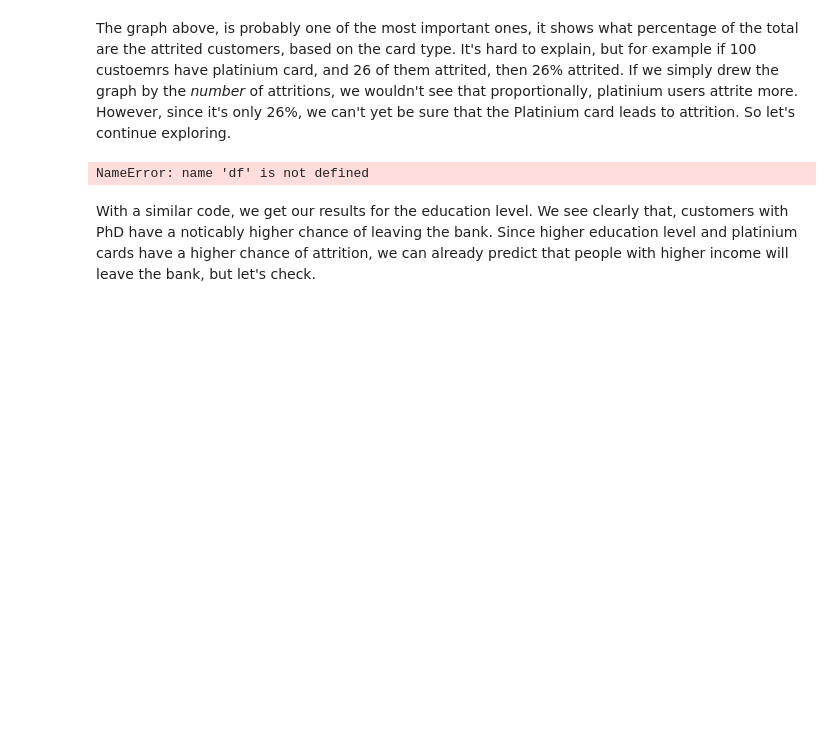
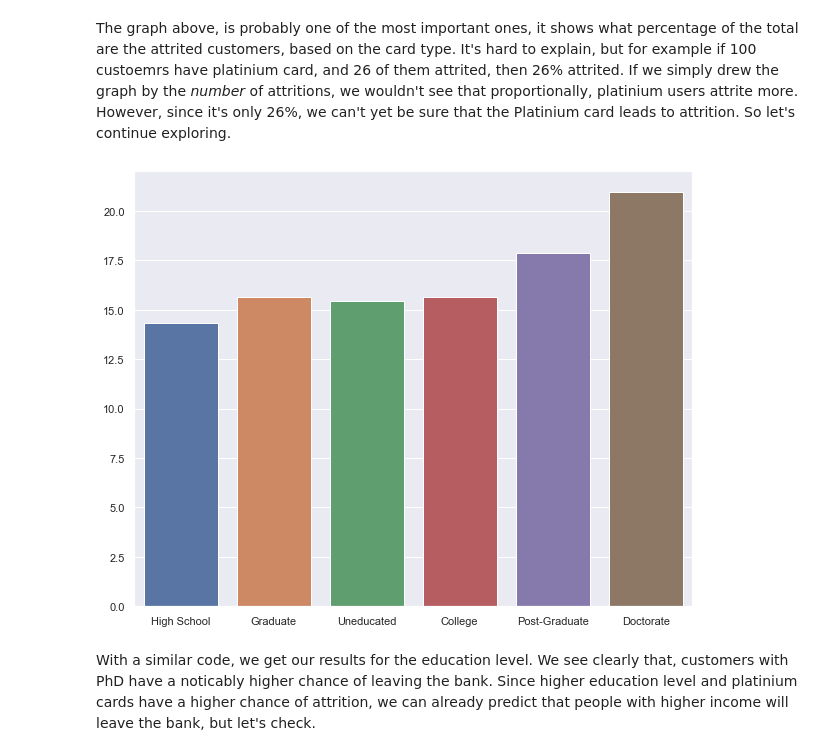
Before and after one commit to data301-2020-winter2/course-project-group_1024, a Jupyter notebook: analysis/submitted/Untitled.ipynb, the cells around one changed output. Drawn from its saved outputs; the diff is of its cells as text; code cells hidden in the pictures; blank space fills up the shorter version.

```diff
--- a/analysis/submitted/Untitled.ipynb
+++ b/analysis/submitted/Untitled.ipynb
@@ -52,13 +59,13 @@ The graph above, is probably one of the most important ones, it shows what perce
 # %%
 percentages = []
 # get the percentage of attrited  from the total number
 for education in df["Education"].unique():
     percentages.append((len(attrited_rows[attrited_rows["Education"]==education])*100)/len(df[df["Education"]==education]))
 cards = df["Education"].unique()
-catp = sns.barplot(data=attrited_rows, y = percentages,
+catp = project_functions.sns.barplot(data=attrited_rows, y = percentages,
                    x=cards)
 # %% [output]
-NameError: name 'df' is not defined
+[figure, added]
 # %% [markdown]
 With a similar code, we get our results for the education level. We see clearly that, customers with PhD have a noticably higher chance of leaving the bank. Since higher education level and platinium cards have a higher chance of attrition, we can already predict that people with higher income will leave the bank, but let's check.
 # %%
```
Also changed, not shown: parts of 5 cells of this notebook, 1 other file.
